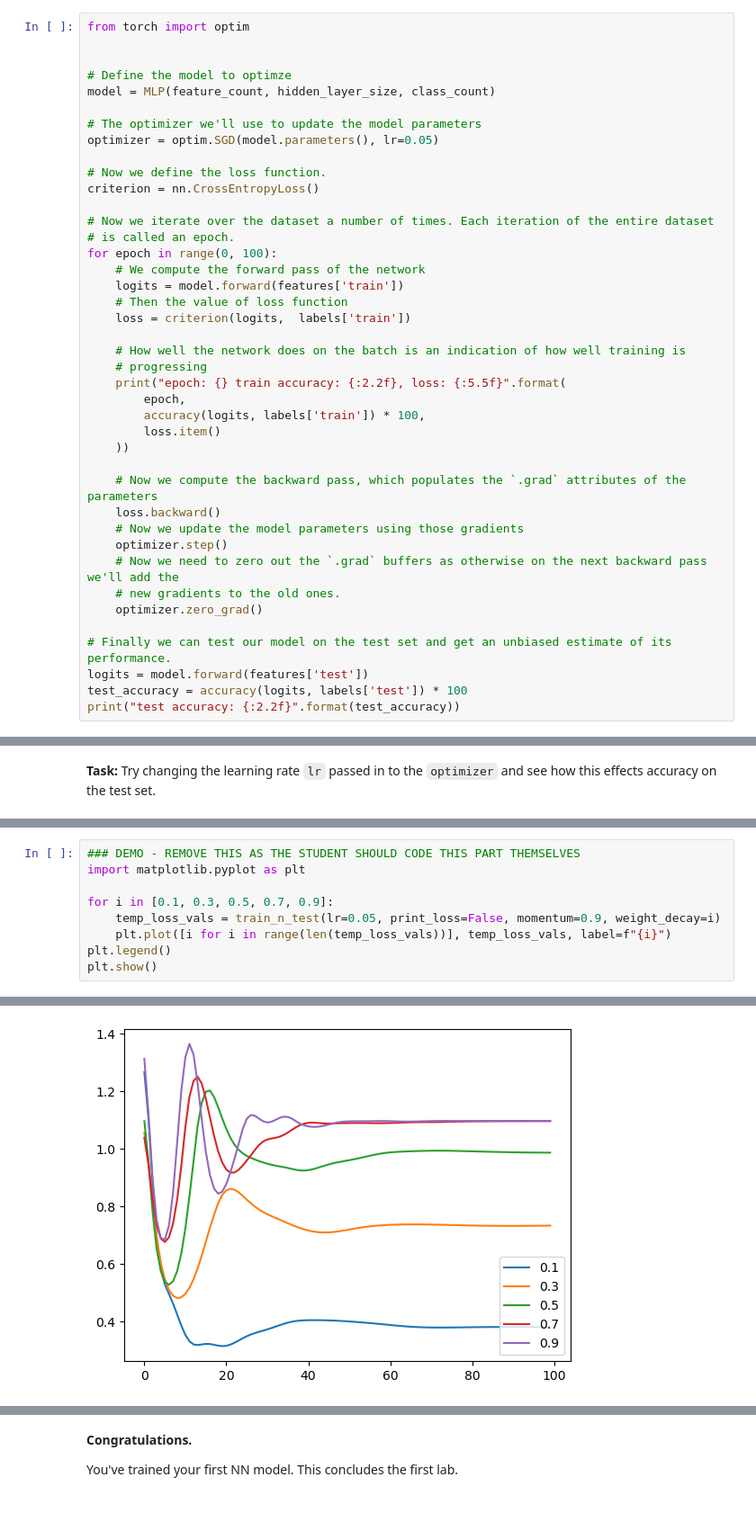
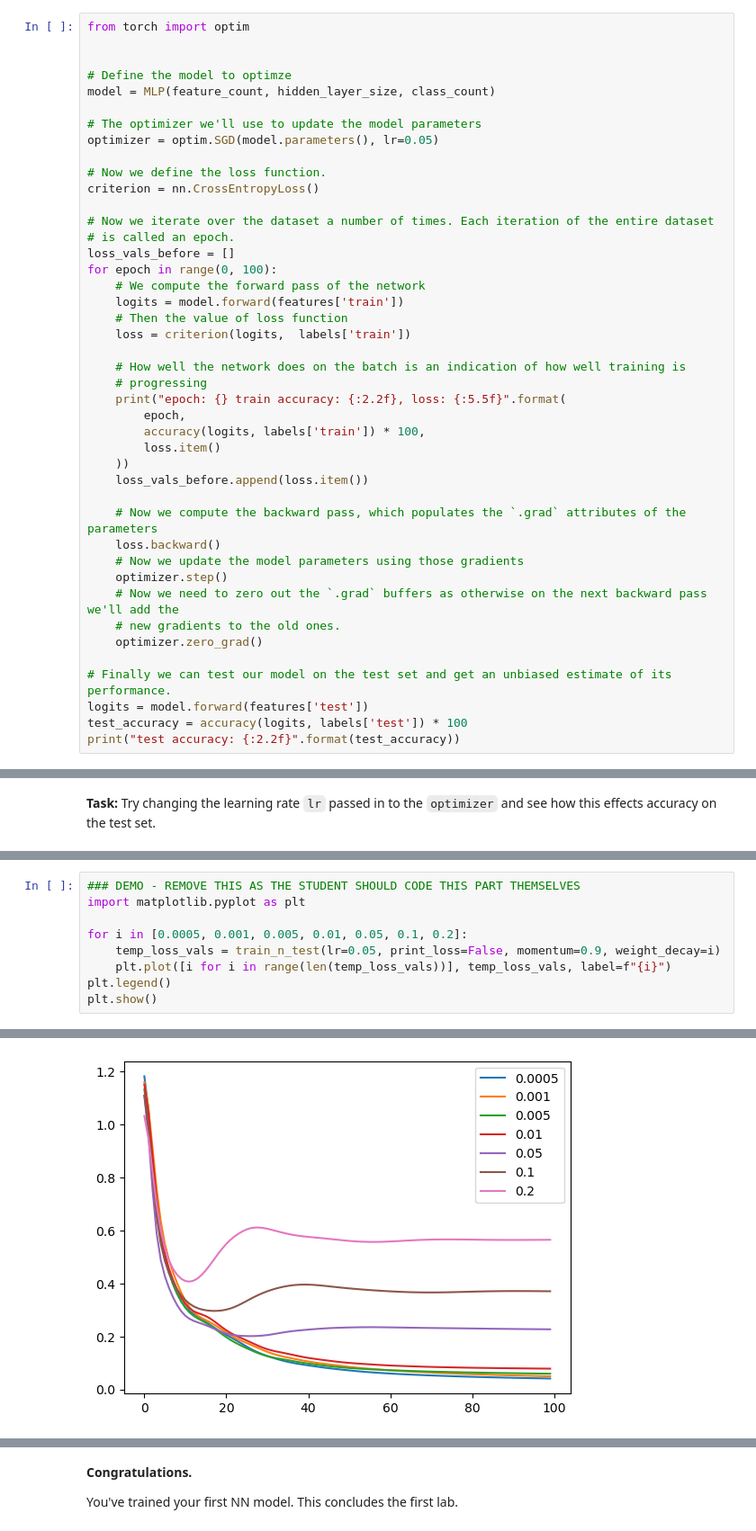
Before and after one commit to COMSM0045-Applied-Deep-Learning/labsheets, a Jupyter notebook: lab-1-dnns/lab-1-dnns.ipynb, the cells around one changed output, grey strips where cells are left out. Shown at 90% size. Saved outputs shown, nothing was run; the diff lists cells and outputs as text.

```diff
--- a/lab-1-dnns/lab-1-dnns.ipynb
+++ b/lab-1-dnns/lab-1-dnns.ipynb
@@ -513,6 +523,7 @@ criterion = nn.CrossEntropyLoss()
 
 # Now we iterate over the dataset a number of times. Each iteration of the entire dataset
 # is called an epoch.
+loss_vals_before = []
 for epoch in range(0, 100):
     # We compute the forward pass of the network
     logits = model.forward(features['train'])
@@ -526,6 +537,7 @@ for epoch in range(0, 100):
         accuracy(logits, labels['train']) * 100,
         loss.item()
     ))
+    loss_vals_before.append(loss.item())
 
     # Now we compute the backward pass, which populates the `.grad` attributes of the parameters
     loss.backward()
@@ -668,7 +677,7 @@ What is the best value of weight decay for our training?
 ### DEMO - REMOVE THIS AS THE STUDENT SHOULD CODE THIS PART THEMSELVES
 import matplotlib.pyplot as plt
 
-for i in [0.1, 0.3, 0.5, 0.7, 0.9]:
+for i in [0.0005, 0.001, 0.005, 0.01, 0.05, 0.1, 0.2]:
     temp_loss_vals = train_n_test(lr=0.05, print_loss=False, momentum=0.9, weight_decay=i)
     plt.plot([i for i in range(len(temp_loss_vals))], temp_loss_vals, label=f"{i}")
 plt.legend()
@@ -682,4 +693,4 @@ test accuracy: 30.00
-[figure, old version]
+[figure, new version]
 # %% [markdown]
 ### Adam Optimiser
 
```
Also changed, not shown: parts of 11 cells of this notebook.
